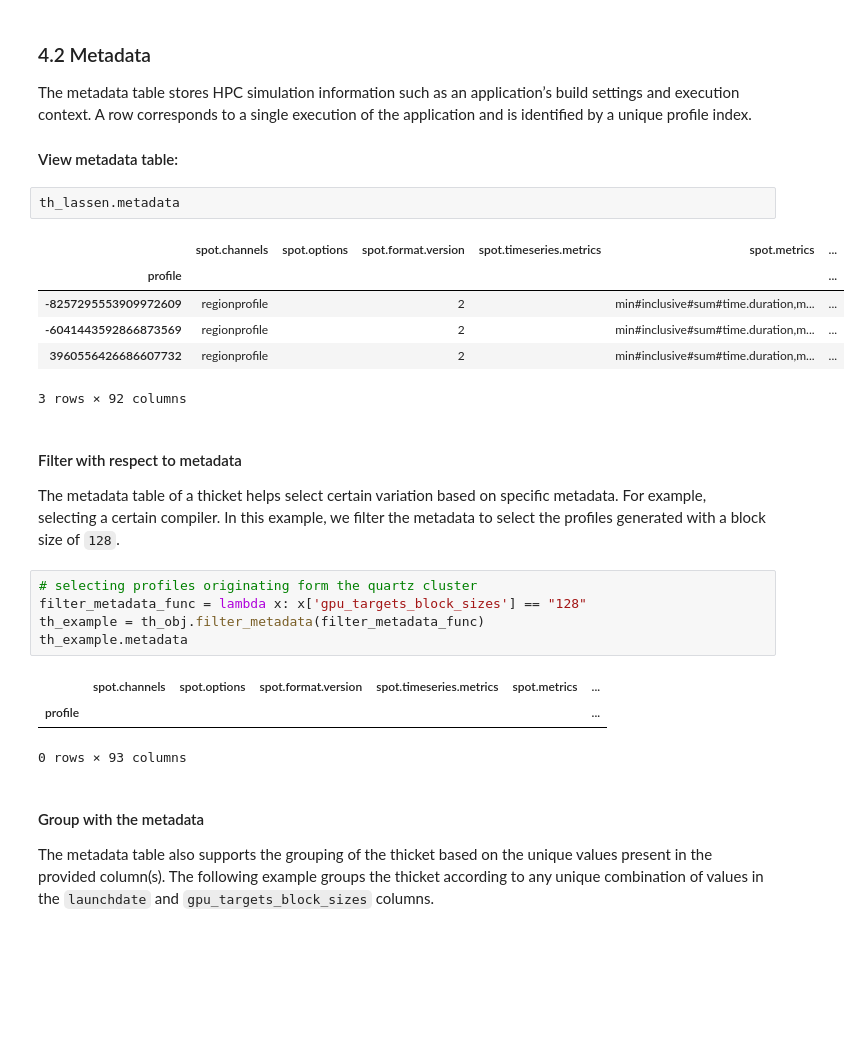
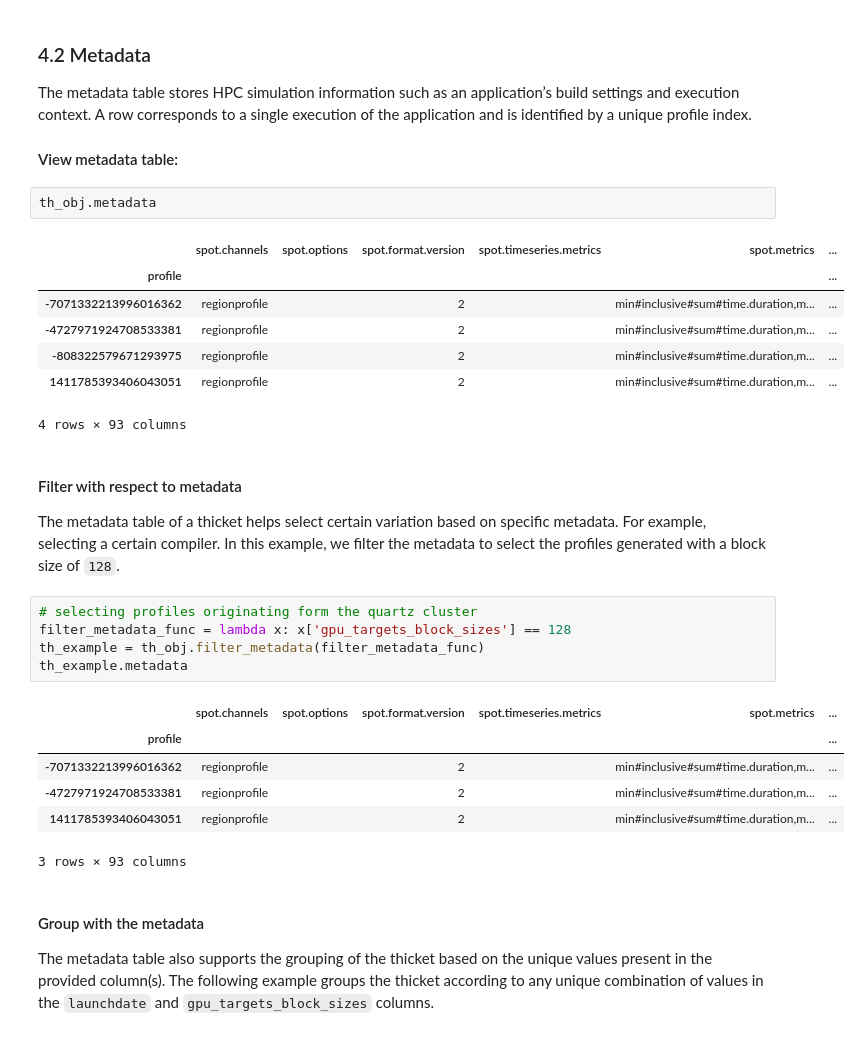
Before and after one commit to LLNL/thicket, a Jupyter notebook: docs/thicket_tutorial.ipynb, the cells around one changed output. Drawn from its saved outputs; the diff is of its cells as text; blank space fills up the shorter version.

```diff
--- a/docs/thicket_tutorial.ipynb
+++ b/docs/thicket_tutorial.ipynb
@@ -90,27 +154,31 @@ The metadata table stores HPC simulation information such as an application’s
 
 #### View metadata table:
 # %%
-th_lassen.metadata
+th_obj.metadata
 # %% [output]
 |  | spot.channels | spot.options | spot.format.version | spot.timeseries.metrics | spot.metrics | ... |
 | profile |  |  |  |  |  | ... |
-| -8257295553909972609 | regionprofile |  | 2 |  | min#inclusive#sum#time.duration,m... | ... |
-| -6041443592866873569 | regionprofile |  | 2 |  | min#inclusive#sum#time.duration,m... | ... |
-| 3960556426686607732 | regionprofile |  | 2 |  | min#inclusive#sum#time.duration,m... | ... |
+| -7071332213996016362 | regionprofile |  | 2 |  | min#inclusive#sum#time.duration,m... | ... |
+| -4727971924708533381 | regionprofile |  | 2 |  | min#inclusive#sum#time.duration,m... | ... |
+| -808322579671293975 | regionprofile |  | 2 |  | min#inclusive#sum#time.duration,m... | ... |
+| 1411785393406043051 | regionprofile |  | 2 |  | min#inclusive#sum#time.duration,m... | ... |
-3 rows × 92 columns
+4 rows × 93 columns
 # %% [markdown]
 #### Filter with respect to metadata
 
 The metadata table of a thicket helps select certain variation based on specific metadata. For example, selecting a certain compiler. In this example, we filter the metadata to select the profiles generated with a block size of `128`.
 # %%
 # selecting profiles originating form the quartz cluster
-filter_metadata_func = lambda x: x['gpu_targets_block_sizes'] == "128"
+filter_metadata_func = lambda x: x['gpu_targets_block_sizes'] == 128
 th_example = th_obj.filter_metadata(filter_metadata_func)
 th_example.metadata
 # %% [output]
 |  | spot.channels | spot.options | spot.format.version | spot.timeseries.metrics | spot.metrics | ... |
 | profile |  |  |  |  |  | ... |
+| -7071332213996016362 | regionprofile |  | 2 |  | min#inclusive#sum#time.duration,m... | ... |
+| -4727971924708533381 | regionprofile |  | 2 |  | min#inclusive#sum#time.duration,m... | ... |
+| 1411785393406043051 | regionprofile |  | 2 |  | min#inclusive#sum#time.duration,m... | ... |
-0 rows × 93 columns
+3 rows × 93 columns
 # %% [markdown]
 #### Group with the metadata
 
```
Also changed, not shown: parts of 16 cells of this notebook, 2 other files.
